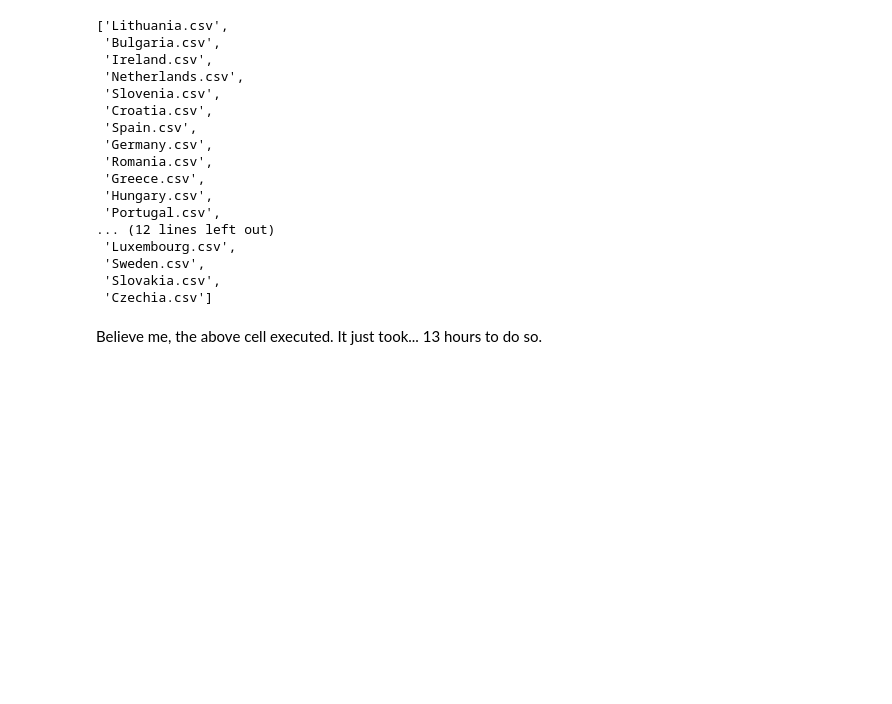
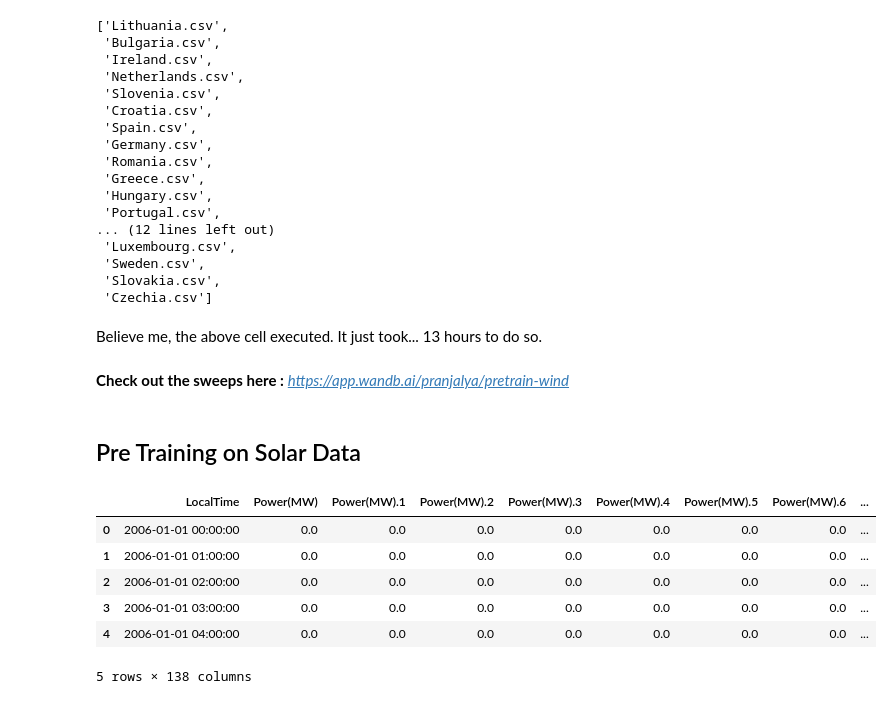
Before and after one commit to CoronaWhy/task-ts, a Jupyter notebook: notebooks/Pre_training_on_Solar_and_Wind_Data.ipynb, the cells around one changed output. Cells and saved outputs as stored; diff of their text form; code cells hidden in the pictures; blank space fills up the shorter version.

```diff
--- a/notebooks/Pre_training_on_Solar_and_Wind_Data.ipynb
+++ b/notebooks/Pre_training_on_Solar_and_Wind_Data.ipynb
@@ -221,3 +257,7 @@ for country in os.listdir('wind'):
     !gsutil cp -n -r model_save gs://coronaviruspublicdata/pretrained
 # %% [markdown]
 Believe me, the above cell executed. It just took... 13 hours to do so.
+# %% [markdown]
+**Check out the sweeps here :**  *https://app.wandb.ai/pranjalya/pretrain-wind*
+# %% [markdown]
+## Pre Training on Solar Data
@@ -223,0 +267,10 @@ Believe me, the above cell executed. It just took... 13 hours to do so.
+# %%
+solar.head()
+# %% [output]
+|  | LocalTime | Power(MW) | Power(MW).1 | Power(MW).2 | Power(MW).3 | Power(MW).4 | Power(MW).5 | Power(MW).6 | ... |
+| 0 | 2006-01-01 00:00:00 | 0.0 | 0.0 | 0.0 | 0.0 | 0.0 | 0.0 | 0.0 | ... |
+| 1 | 2006-01-01 01:00:00 | 0.0 | 0.0 | 0.0 | 0.0 | 0.0 | 0.0 | 0.0 | ... |
+| 2 | 2006-01-01 02:00:00 | 0.0 | 0.0 | 0.0 | 0.0 | 0.0 | 0.0 | 0.0 | ... |
+| 3 | 2006-01-01 03:00:00 | 0.0 | 0.0 | 0.0 | 0.0 | 0.0 | 0.0 | 0.0 | ... |
+| 4 | 2006-01-01 04:00:00 | 0.0 | 0.0 | 0.0 | 0.0 | 0.0 | 0.0 | 0.0 | ... |
+5 rows × 138 columns
```
Also changed, not shown: parts of 16 cells of this notebook.
